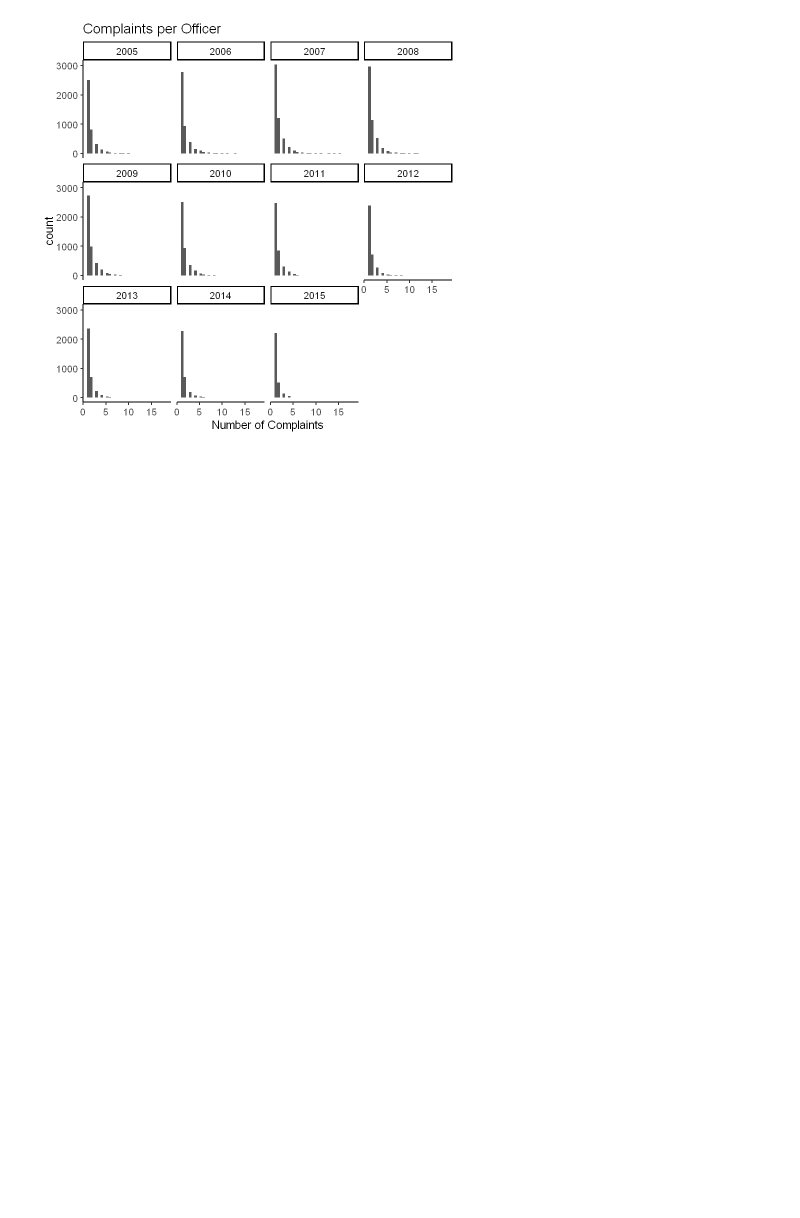
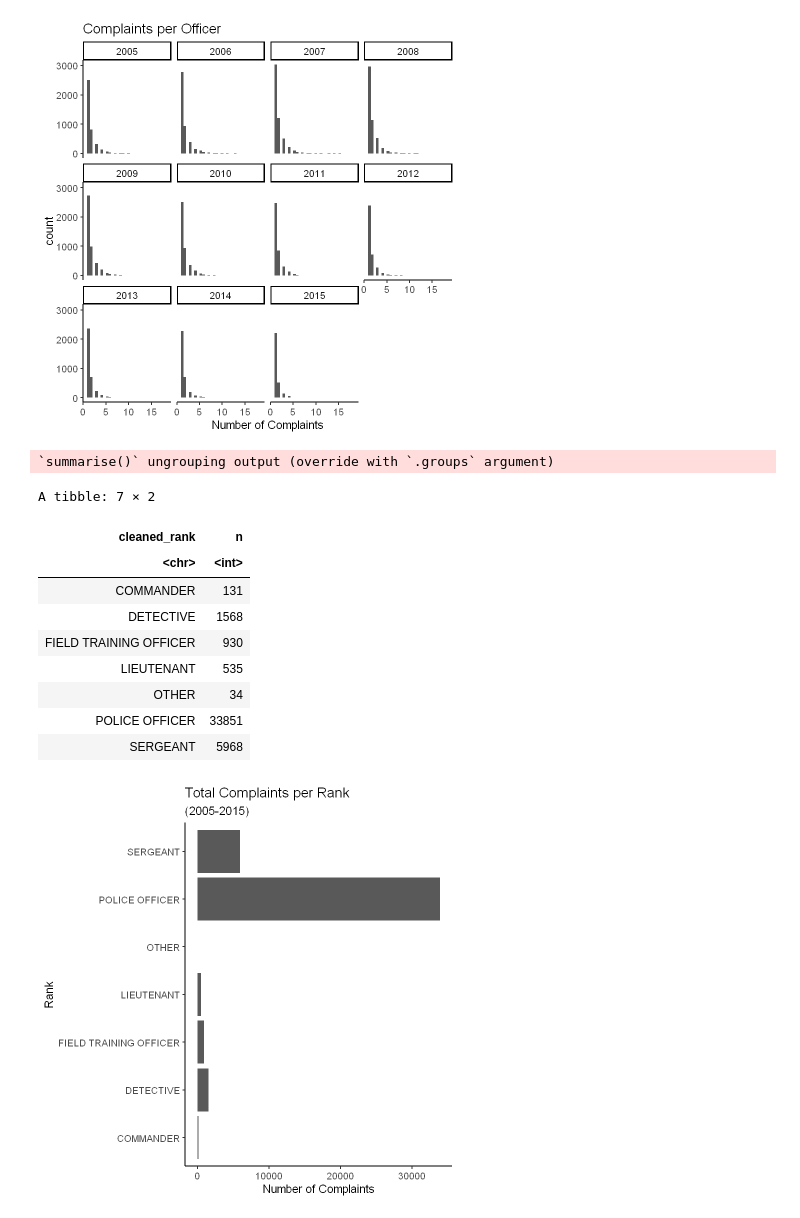
Before and after one commit to micahkwok/Group15, a Jupyter notebook: eda/EDA.ipynb, the cells around one changed output. Saved outputs shown, nothing was run; the diff lists cells and outputs as text; code cells hidden in the pictures; blank space fills up the shorter version.

```diff
--- a/eda/EDA.ipynb
+++ b/eda/EDA.ipynb
@@ -417,3 +417,32 @@ ggplot(complaints_per_off_yr, aes(x = n)) +
     facet_wrap(~year, nrow=3)
 # %% [output]
 [figure]
+# %%
+# complaints by officer rank
+complaints_per_rank <- df_merged %>%
+    group_by(cleaned_rank, cr_id) %>%
+    tally() %>%
+    drop_na() %>%
+    group_by(cleaned_rank) %>%
+    tally() %>%
+    mutate(cleaned_rank = ifelse(n < 100, "OTHER", cleaned_rank)) %>%
+    group_by(cleaned_rank) %>%
+    summarize(n = sum(n))
+
+complaints_per_rank
+ggplot(complaints_per_rank, aes(y=cleaned_rank, x = n)) +
+    labs(x = "Number of Complaints", y = "Rank", title = "Total Complaints per Rank", subtitle = "(2005-2015)") +
+    geom_col()
+# %% [output]
+`summarise()` ungrouping output (override with `.groups` argument)
+A tibble: 7 × 2
+| cleaned_rank | n |
+| <chr> | <int> |
+| COMMANDER | 131 |
+| DETECTIVE | 1568 |
+| FIELD TRAINING OFFICER | 930 |
+| LIEUTENANT | 535 |
+| OTHER | 34 |
+| POLICE OFFICER | 33851 |
+| SERGEANT | 5968 |
+[figure, added]
```
Also changed, not shown: parts of 4 cells of this notebook.
